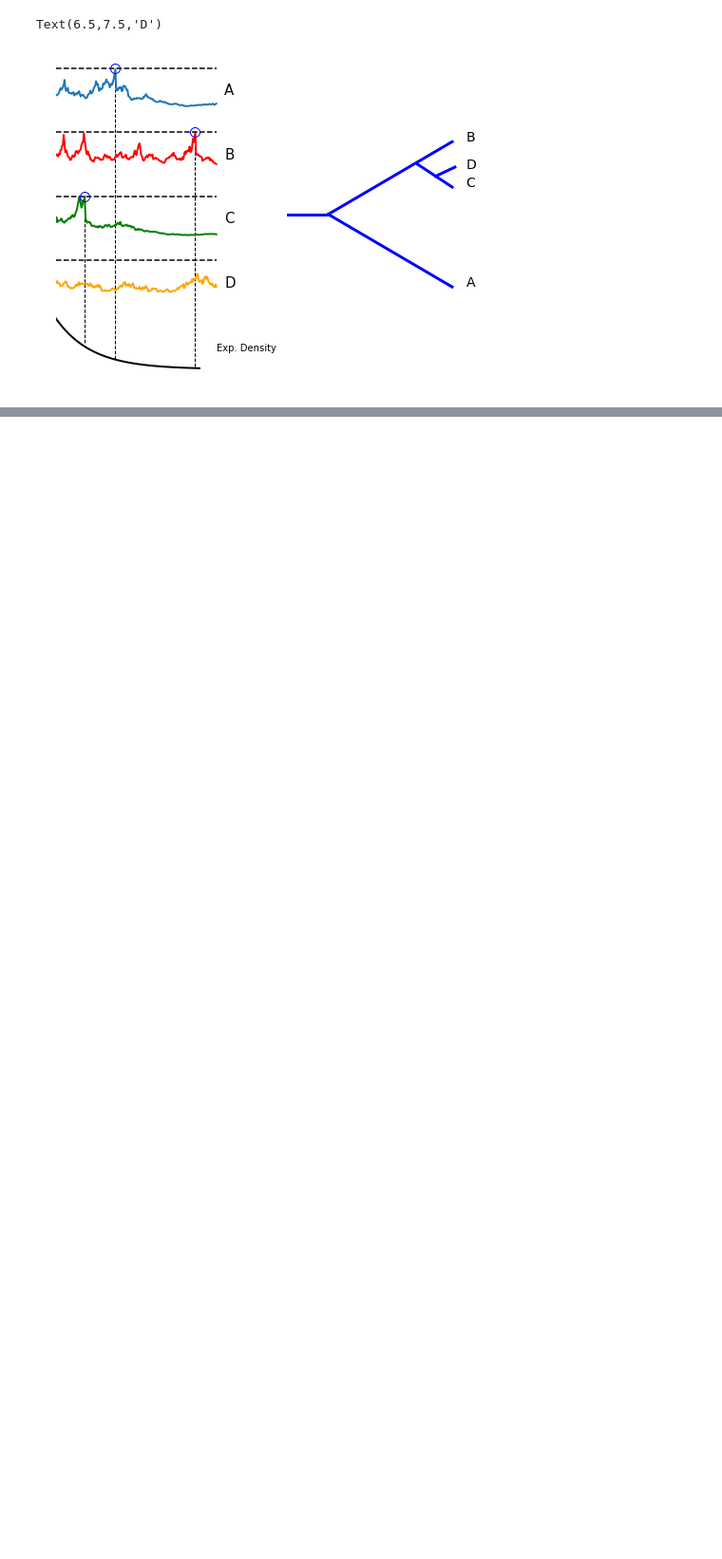
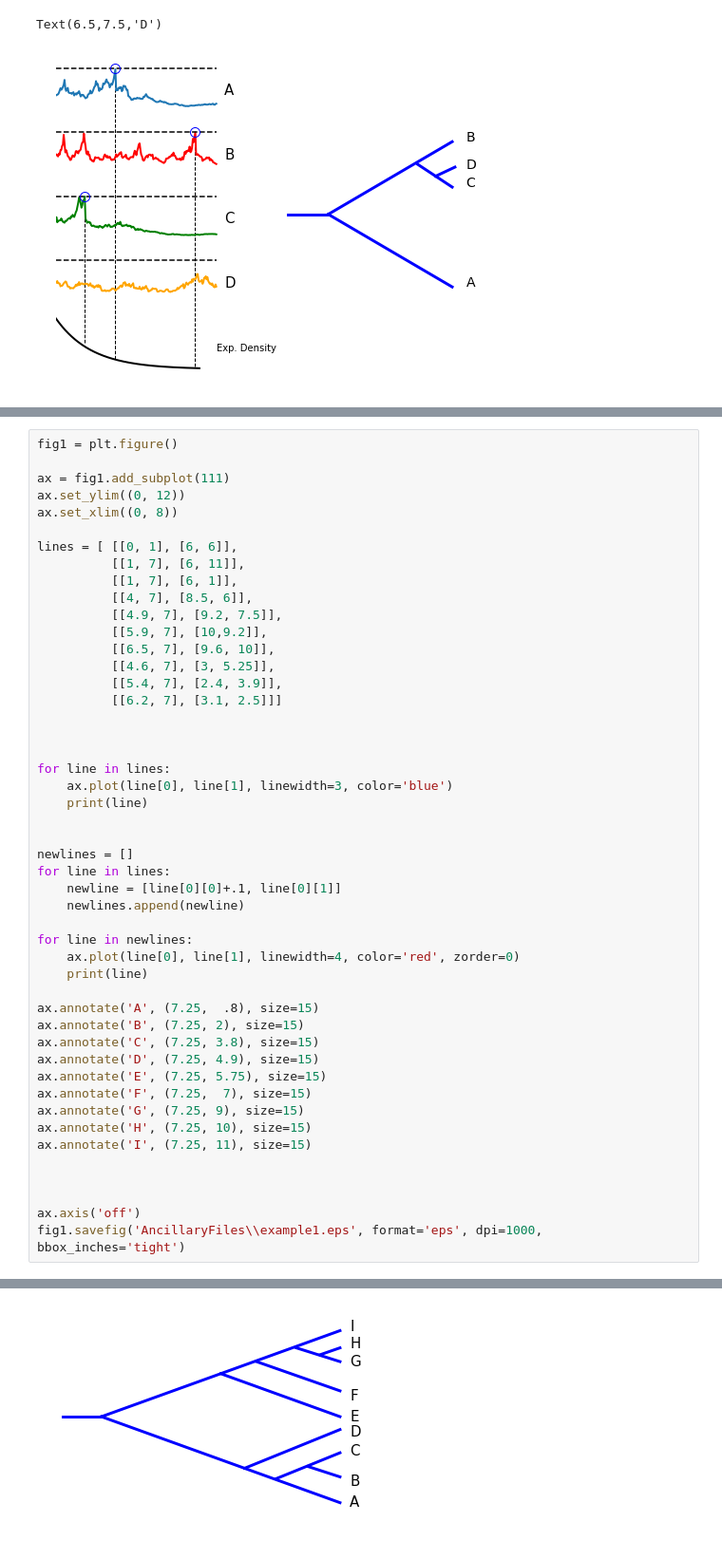
Before and after one commit to mbaker21231/InstEvo, a Jupyter notebook: Writeup/AgeArea/ArticleGraph2.ipynb, the cells around one changed output, grey strips where cells are left out. Shown: that part at 95% size. Cells and saved outputs as stored; diff of their text form; blank space fills up the shorter version.

```diff
--- a/Writeup/AgeArea/ArticleGraph2.ipynb
+++ b/Writeup/AgeArea/ArticleGraph2.ipynb
@@ -305,0 +485,49 @@ Text(6.5,7.5,'D')
+# %%
+fig1 = plt.figure()
+
+ax = fig1.add_subplot(111)
+ax.set_ylim((0, 12))
+ax.set_xlim((0, 8))
+
+lines = [ [[0, 1], [6, 6]],
+          [[1, 7], [6, 11]],
+          [[1, 7], [6, 1]],
+          [[4, 7], [8.5, 6]],
+          [[4.9, 7], [9.2, 7.5]],
+          [[5.9, 7], [10,9.2]],
+          [[6.5, 7], [9.6, 10]],
+          [[4.6, 7], [3, 5.25]],
+          [[5.4, 7], [2.4, 3.9]],
+          [[6.2, 7], [3.1, 2.5]]]
+
+
+
+for line in lines:
+    ax.plot(line[0], line[1], linewidth=3, color='blue')
+    print(line)
+
+
+newlines = []
+for line in lines:
+    newline = [line[0][0]+.1, line[0][1]]
+    newlines.append(newline)
+
+for line in newlines:
+    ax.plot(line[0], line[1], linewidth=4, color='red', zorder=0)
+    print(line)
+
+ax.annotate('A', (7.25,  .8), size=15)
+ax.annotate('B', (7.25, 2), size=15)
+ax.annotate('C', (7.25, 3.8), size=15)
+ax.annotate('D', (7.25, 4.9), size=15)
+ax.annotate('E', (7.25, 5.75), size=15)
+ax.annotate('F', (7.25,  7), size=15)
+ax.annotate('G', (7.25, 9), size=15)
+ax.annotate('H', (7.25, 10), size=15)
+ax.annotate('I', (7.25, 11), size=15)
+
+
+
+ax.axis('off')
+fig1.savefig('AncillaryFiles\\example1.eps', format='eps', dpi=1000, bbox_inches='tight')
+# %% [output]
@@ -305,0 +554 @@ Text(6.5,7.5,'D')
+[figure, added]
```
Also changed, not shown: parts of 8 cells of this notebook, 9 other files.
